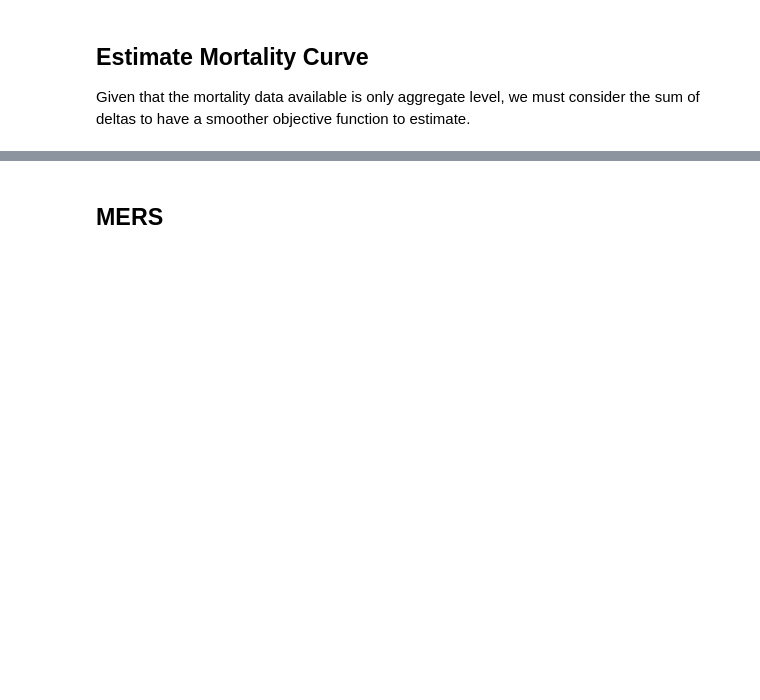
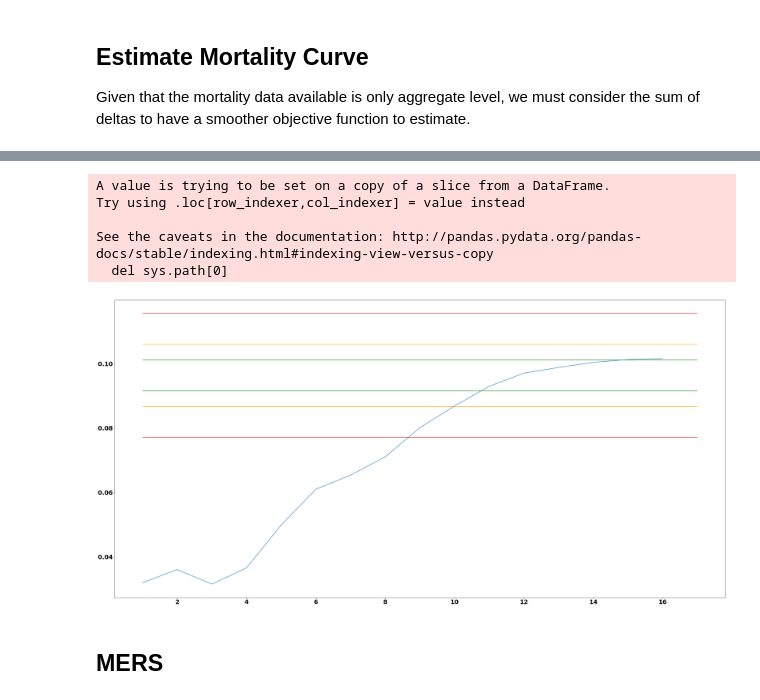
Before and after one commit to Thopiax/pydemic, a Jupyter notebook: analysis.ipynb, the cells around one changed output, grey strips where cells are left out. Saved outputs shown, nothing was run; the diff lists cells and outputs as text; code cells hidden in the pictures; blank space fills up the shorter version.

```diff
--- a/analysis.ipynb
+++ b/analysis.ipynb
@@ -92,3 +144,54 @@ Minimum K=5
+# %%
+def mortality_interval(mortality_rate, interval_size=0.2):
+    lower_valid_range = mortality_rate - (mortality_rate * interval_size)
+    upper_valid_range = mortality_rate + (mortality_rate * interval_size)
+
+    return lower_valid_range, upper_valid_range
+# %%
+censor = lambda x, n: x.iloc[:n]
+# %%
+def plot_censored_mortality_rate_estimation_evolution(ts, censor_start, censor_end, survival_rate=None, K=None):
+    results = []
+
+    for i in range(censor_start, censor_end):
+        censored_ts = censor(ts, i)
+
+        censored_ts['Estimate Dead'] = estimate_death_curve(
+            censored_ts['Infected'].values,
+            censored_ts['Dead'].values,
+            S=survival_rate,
+            K=K,
+            verbose=False
+        ).set_index(censored_ts.index)['d_hat']
+
+        estimated_mortality_rate = 1 - calculate_survival_rate(censored_ts.cumsum(), dead_col='Estimate Dead')
+
+        results.append(estimated_mortality_rate)
+
+
+    fig, ax = plt.subplots()
+    plt.plot(range(censor_start, censor_end), results)
+
+    if survival_rate is not None:
+        lower_mortality, upper_mortality = mortality_interval(1 - survival_rate)
+        plt.hlines([lower_mortality, upper_mortality], censor_start, censor_end, colors='red')
+
+        lower_mortality, upper_mortality = mortality_interval(1 - survival_rate, 0.1)
+        plt.hlines([lower_mortality, upper_mortality], censor_start, censor_end, colors='orange')
+
+        lower_mortality, upper_mortality = mortality_interval(1 - survival_rate, 0.05)
+        plt.hlines([lower_mortality, upper_mortality], censor_start, censor_end, colors='green')
+
+    plt.show()
+# %%
+plot_censored_mortality_rate_estimation_evolution(smooth_sars_ts, 1, smooth_sars_ts.shape[0], S_sars)
+# %% [output]
+A value is trying to be set on a copy of a slice from a DataFrame.
+Try using .loc[row_indexer,col_indexer] = value instead
+
+See the caveats in the documentation: http://pandas.pydata.org/pandas-docs/stable/indexing.html#indexing-view-versus-copy
+  del sys.path[0]
+[figure, added]
 # %% [markdown]
 ## MERS
 # %%
```
Also changed, not shown: parts of 29 cells of this notebook, 11 other files.
